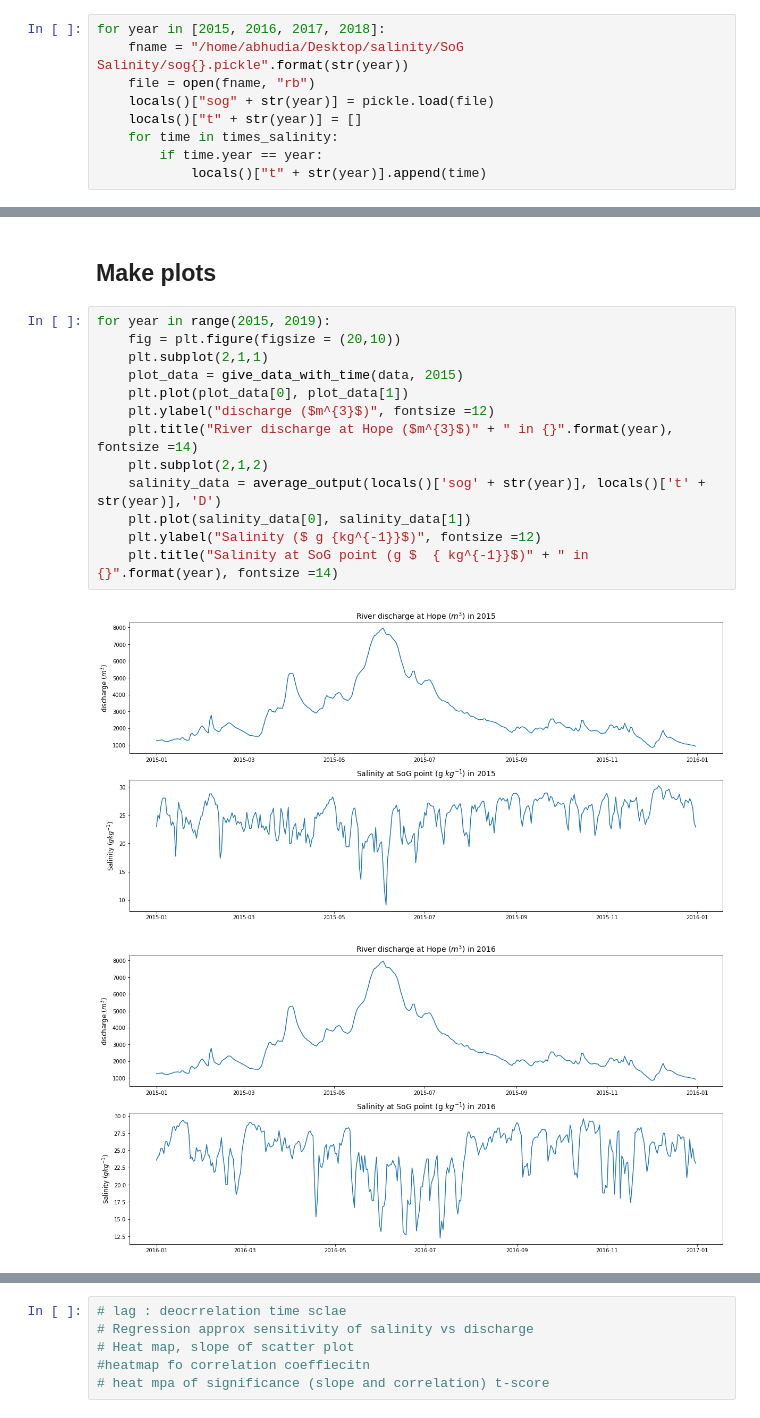
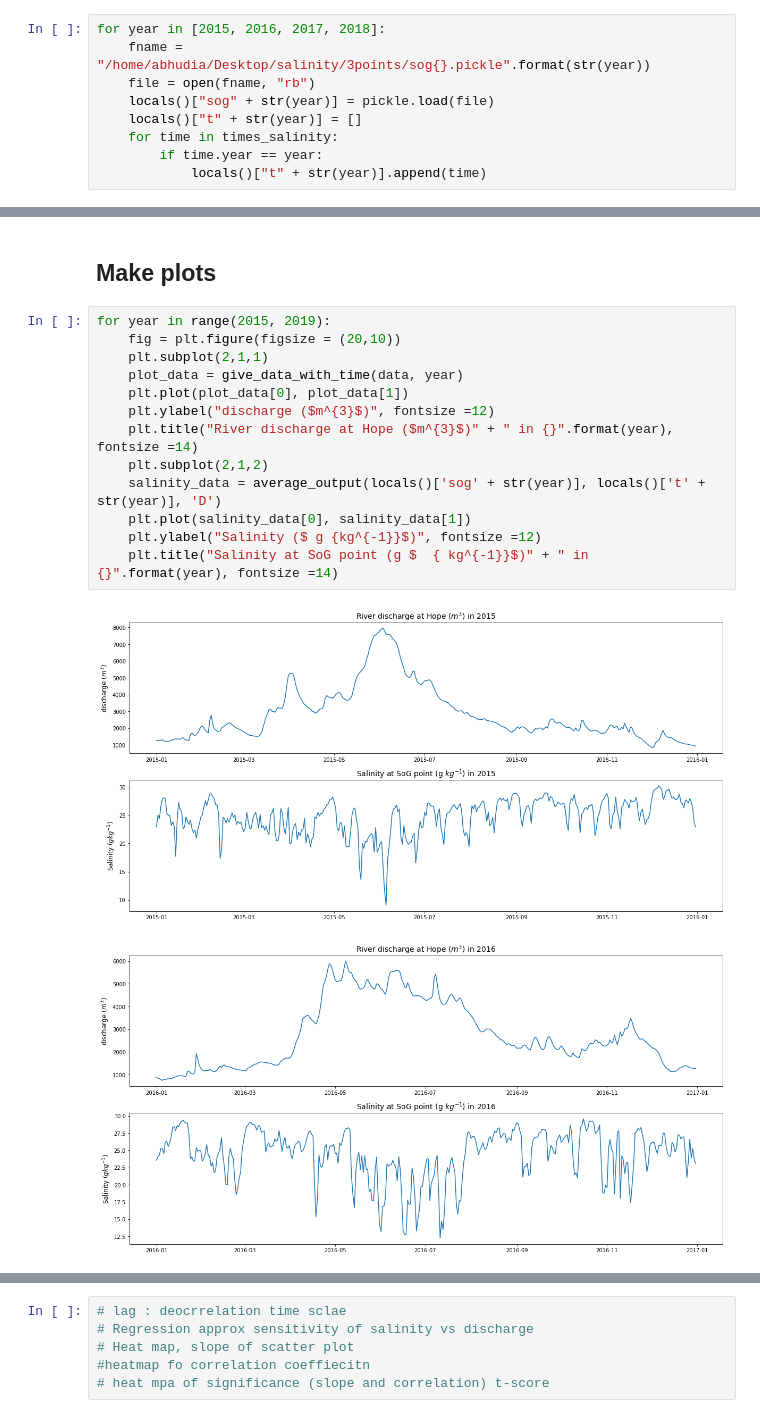
Before and after one commit to ambhudia/analysis-ashutosh, a Jupyter notebook: Buoyancy_correlation.ipynb, the cells around one changed output, grey strips where cells are left out. Cells and saved outputs as stored; diff of their text form.

Commit message:
Corrected plots in buoyancy correlation notebook

```diff
--- a/Buoyancy_correlation.ipynb
+++ b/Buoyancy_correlation.ipynb
@@ -41,7 +41,7 @@ salinity = xr.open_dataset("https://salishsea.eos.ubc.ca/erddap/griddap/ubcSSg3D
 times_salinity = salinity.time.sel(time = salinity.time.dt.year.isin([2015,2016,2017,2018])).values.astype('datetime64[s]').astype(datetime.datetime)
 # %%
 for year in [2015, 2016, 2017, 2018]:
-    fname = "/home/abhudia/Desktop/salinity/SoG Salinity/sog{}.pickle".format(str(year))
+    fname = "/home/abhudia/Desktop/salinity/3points/sog{}.pickle".format(str(year))
     file = open(fname, "rb")
     locals()["sog" + str(year)] = pickle.load(file)
     locals()["t" + str(year)] = []
@@ -96,16 +96,16 @@ LinregressResult(slope=-0.001176130415492698, intercept=27.291515511893362, rval
 # %%
 for year in range(2015, 2019):
     fig = plt.figure(figsize = (20,10))
     plt.subplot(2,1,1)
-    plot_data = give_data_with_time(data, 2015)
+    plot_data = give_data_with_time(data, year)
     plt.plot(plot_data[0], plot_data[1])
     plt.ylabel("discharge ($m^{3}$)", fontsize =12)
     plt.title("River discharge at Hope ($m^{3}$)" + " in {}".format(year), fontsize =14)
     plt.subplot(2,1,2)
     salinity_data = average_output(locals()['sog' + str(year)], locals()['t' + str(year)], 'D')
     plt.plot(salinity_data[0], salinity_data[1])
     plt.ylabel("Salinity ($ g {kg^{-1}}$)", fontsize =12)
     plt.title("Salinity at SoG point (g $  { kg^{-1}}$)" + " in {}".format(year), fontsize =14)
 # %% [output]
 [figure]
-[figure, old version]
+[figure, new version]
```
Also changed, not shown: parts of 1 cell of this notebook.
